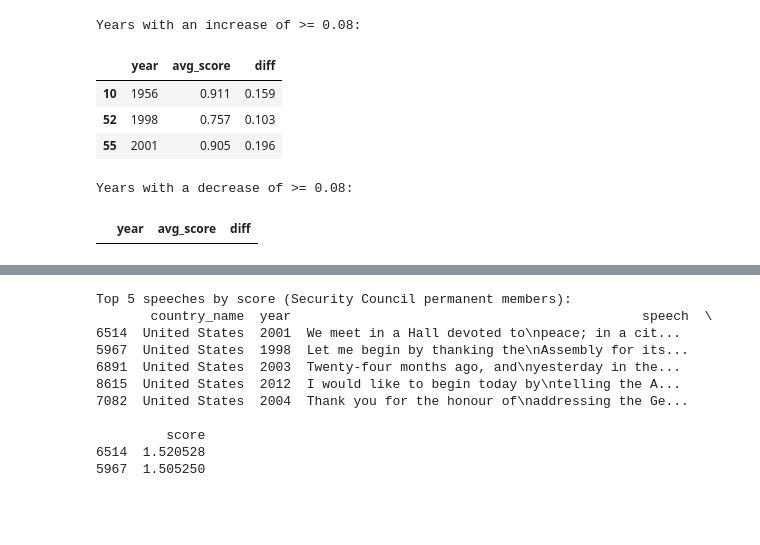
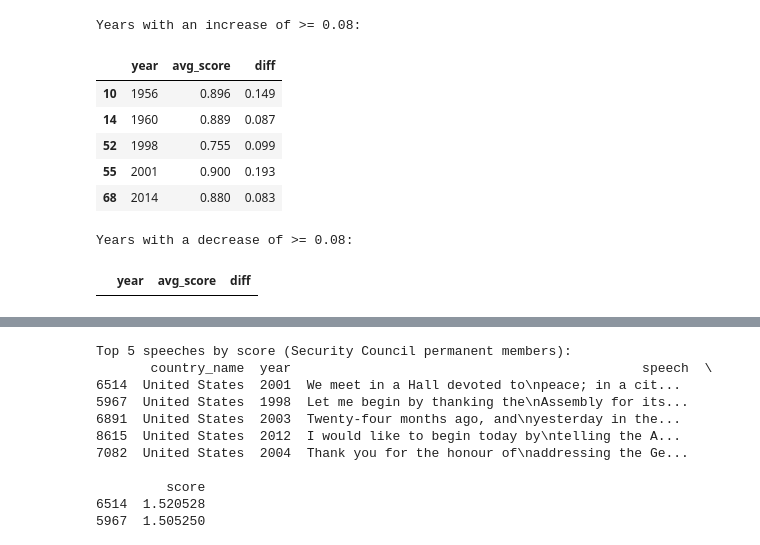
Before and after one commit to SarahFranzen/Emotions_in_the_United_Nations_General_Debates, a Jupyter notebook: 4_exploration_results.ipynb, the cells around one changed output, grey strips where cells are left out. Saved outputs shown, nothing was run; the diff lists cells and outputs as text; code cells hidden in the pictures; blank space fills up the shorter version.

```diff
--- a/4_exploration_results.ipynb
+++ b/4_exploration_results.ipynb
@@ -84,28 +84,30 @@ Years with the lowest average score: 0.654 in 1997
 # %%
 # Compute year-over-year difference
 score_table['diff'] = score_table['avg_score'].diff()
 
 # Find years where increase >= 0.08
-increased_years = score_table[score_table['diff'] >= 0.10]
+increased_years = score_table[score_table['diff'] >= 0.08]
 
 # Find years where decrease <= -0.08
 decreased_years = score_table[score_table['diff'] <= -0.10]
 
 # Display increases
 print("Years with an increase of >= 0.08:")
 with pd.option_context('display.max_rows', None):
     display(increased_years[['year', 'avg_score', 'diff']])
 
 # Display decreases
 print("Years with a decrease of >= 0.08:")
 with pd.option_context('display.max_rows', None):
     display(decreased_years[['year', 'avg_score', 'diff']])
 # %% [output]
 Years with an increase of >= 0.08:
 |  | year | avg_score | diff |
-| 10 | 1956 | 0.911 | 0.159 |
-| 52 | 1998 | 0.757 | 0.103 |
-| 55 | 2001 | 0.905 | 0.196 |
+| 10 | 1956 | 0.896 | 0.149 |
+| 14 | 1960 | 0.889 | 0.087 |
+| 52 | 1998 | 0.755 | 0.099 |
+| 55 | 2001 | 0.900 | 0.193 |
+| 68 | 2014 | 0.880 | 0.083 |
 Years with a decrease of >= 0.08:
 |  | year | avg_score | diff |
 # %%
```
Also changed, not shown: parts of 5 cells of this notebook, 7 other files.
